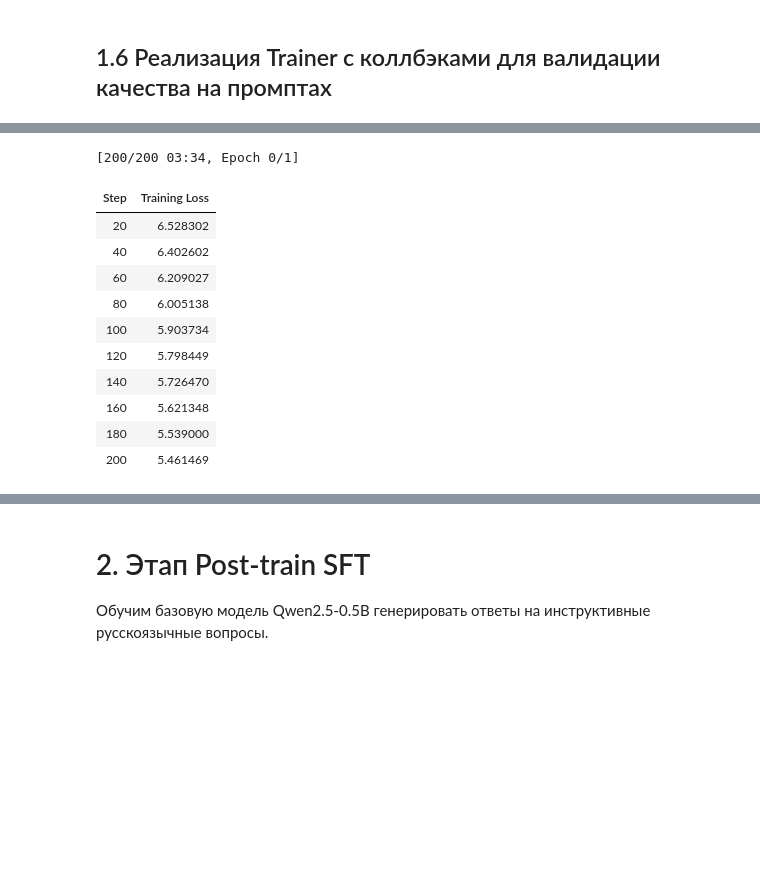
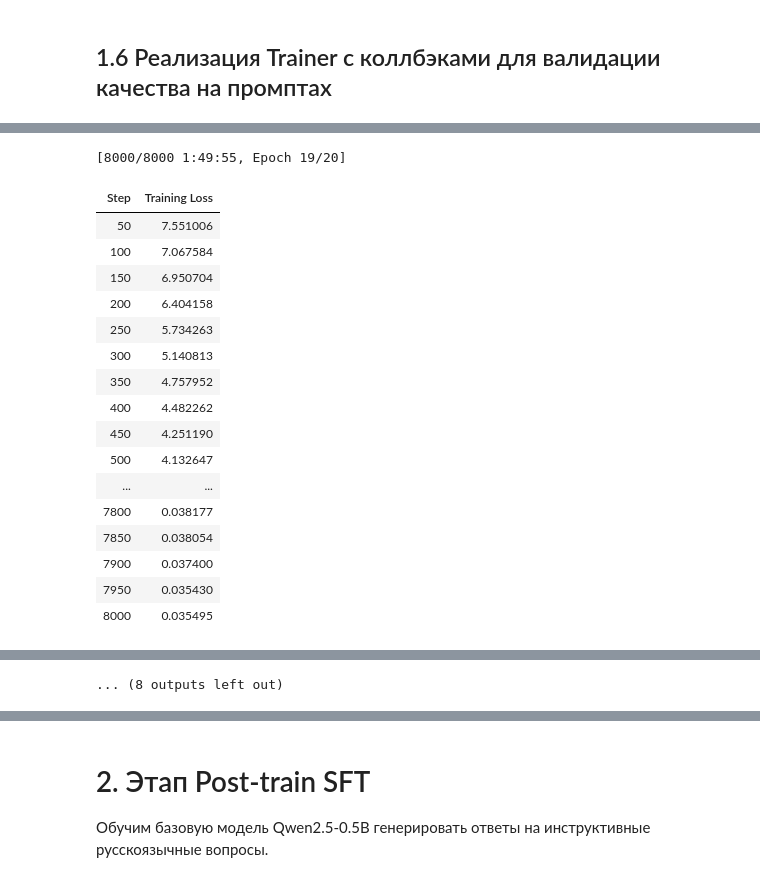
Before and after one commit to GladunAD/yandex_practicum_nlp, a Jupyter notebook: pipeline_llm_pretrain_sft.ipynb, the cells around one changed output, grey strips where cells are left out. Saved outputs shown, nothing was run; the diff lists cells and outputs as text; code cells hidden in the pictures; blank space fills up the shorter version.

```diff
--- a/pipeline_llm_pretrain_sft.ipynb
+++ b/pipeline_llm_pretrain_sft.ipynb
@@ -463,8 +460,7 @@ def get_training_corpus():
 # %%
 tokenizer.train_from_iterator(get_training_corpus(), trainer=trainer)
 # %%
-tokenizer.post_processor = processors.ByteLevel(trim_offsets=False)
-tokenizer.decoder = decoders.ByteLevel()
+tokenizer.decoder = decoders.Metaspace(replacement="▁")
 # %%
 wrapped_tokenizer = PreTrainedTokenizerFast(
     tokenizer_object=tokenizer,
@@ -618,11 +611,7 @@ class PromptEvalCallback(TrainerCallback):
             out = model.generate(
                 **enc,
                 max_new_tokens=self.max_new_tokens,
-                do_sample=True,
-                temperature=0.9,
-                top_p=0.95,
-                repetition_penalty=1.05,
-                no_repeat_ngram_size=3,
+                do_sample=False,
                 eos_token_id=self.tokenizer.eos_token_id,
                 pad_token_id=self.tokenizer.pad_token_id,
             )
@@ -639,13 +628,3 @@ class PromptEvalCallback(TrainerCallback):
 
     def on_epoch_end(self, args, state, control, **kwargs):
         self._generate(kwargs["model"], tag=f"epoch_{state.epoch}")
-# %%
-assert torch.cuda.is_available(), "CUDA не доступна. Проверь драйвер/torch build."
-device = torch.device("cuda")
-
-print("torch:", torch.__version__)
-print("cuda available:", torch.cuda.is_available())
-print("gpu:", torch.cuda.get_device_name(0))
-
-model.to(device)
-model.config.use_cache = False
@@ -670,17 +631,15 @@ LlamaForCausalLM(
 # %%
-output_dir = "pretrain_vm"
-
-vm_args = TrainingArguments(
-    output_dir=output_dir,
+train_args = TrainingArguments(
+    output_dir="pretrain_llm",
 
     per_device_train_batch_size=4,
     gradient_accumulation_steps=16,
-    max_steps=200,  #ПОТОМ ЗАМЕНИМ
+    max_steps=8000,
     warmup_steps=200,
     learning_rate=2e-4,
     weight_decay=0.1,
-    fp16=True,
-    bf16=False,
+    bf16=True,
+    fp16=False,
     logging_steps=50,
     save_steps=500,
     save_total_limit=2,
@@ -688,29 +647,34 @@ vm_args = TrainingArguments(
     remove_unused_columns=False,
     max_grad_norm=1.0,
     dataloader_num_workers=2,
-    dataloader_pin_memory=True,
-    load_best_model_at_end=False,
+    dataloader_pin_memory=True
 )
 # %%
 trainer = Trainer(
     model=model,
-    args=vm_args,
+    args=train_args,
     train_dataset=chunk_dataset,
     data_collator=data_collator,
     callbacks=[PromptEvalCallback(wrapped_tokenizer, test_prompts, max_new_tokens=120, every_steps=1000)],
 )
 
 trainer.train()
 # %% [output]
-[200/200 03:34, Epoch 0/1]
+[8000/8000 1:49:55, Epoch 19/20]
 | Step | Training Loss |
-| 20 | 6.528302 |
-| 40 | 6.402602 |
-| 60 | 6.209027 |
-| 80 | 6.005138 |
-| 100 | 5.903734 |
-| 120 | 5.798449 |
-| 140 | 5.726470 |
-| 160 | 5.621348 |
-| 180 | 5.539000 |
-| 200 | 5.461469 |
+| 50 | 7.551006 |
+| 100 | 7.067584 |
+| 150 | 6.950704 |
+| 200 | 6.404158 |
+| 250 | 5.734263 |
+| 300 | 5.140813 |
+| 350 | 4.757952 |
+| 400 | 4.482262 |
+| 450 | 4.251190 |
+| 500 | 4.132647 |
+| ... | ... |
+| 7800 | 0.038177 |
+| 7850 | 0.038054 |
+| 7900 | 0.037400 |
+| 7950 | 0.035430 |
+| 8000 | 0.035495 |
@@ -730,2 +851,3 @@ TrainOutput(global_step=200, training_loss=5.91955379486084, metrics={'train_run
+... (8 outputs left out)
 # %%
 @torch.no_grad()
```
Also changed, not shown: parts of 12 cells of this notebook.
